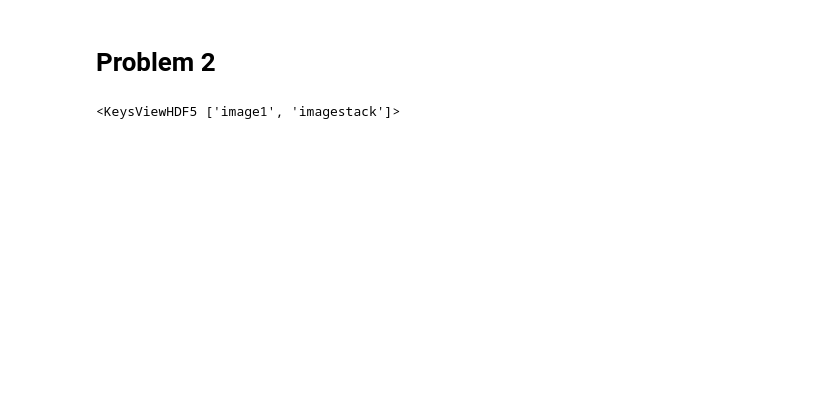
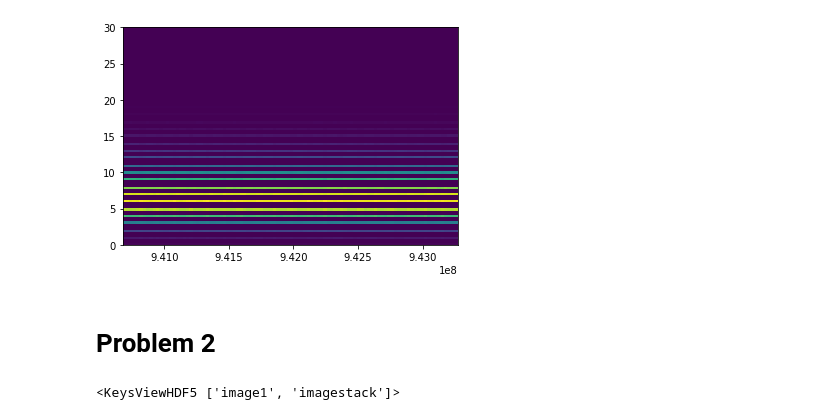
Before and after one commit to tjsuki/PHYS-434, a Jupyter notebook: Lab 4.ipynb, the cells around one changed output. Cells and saved outputs as stored; diff of their text form; code cells hidden in the pictures; blank space fills up the shorter version.

```diff
--- a/Lab 4.ipynb
+++ b/Lab 4.ipynb
@@ -16,3 +49,9 @@ OSError: Unable to open file (unable to open file: name = 'gammaray_lab4.h5', er
+# %%
+fig, ax = plt.subplots(1, 1)
+h = ax.hist2d(time, gammCount, bins=100, density=True);
+#ax.set_aspect('equal', 'box')
+# %% [output]
+[figure, added]
 # %% [markdown]
 # Problem 2
 # %%
```
Also changed, not shown: parts of 12 cells of this notebook.
